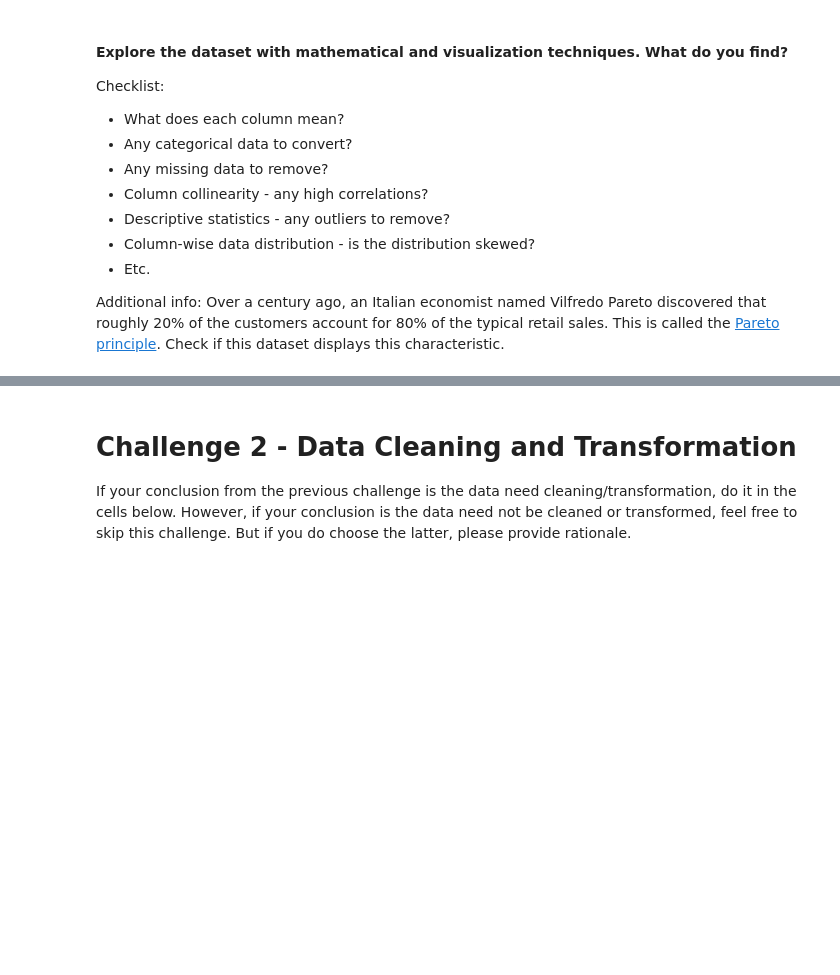
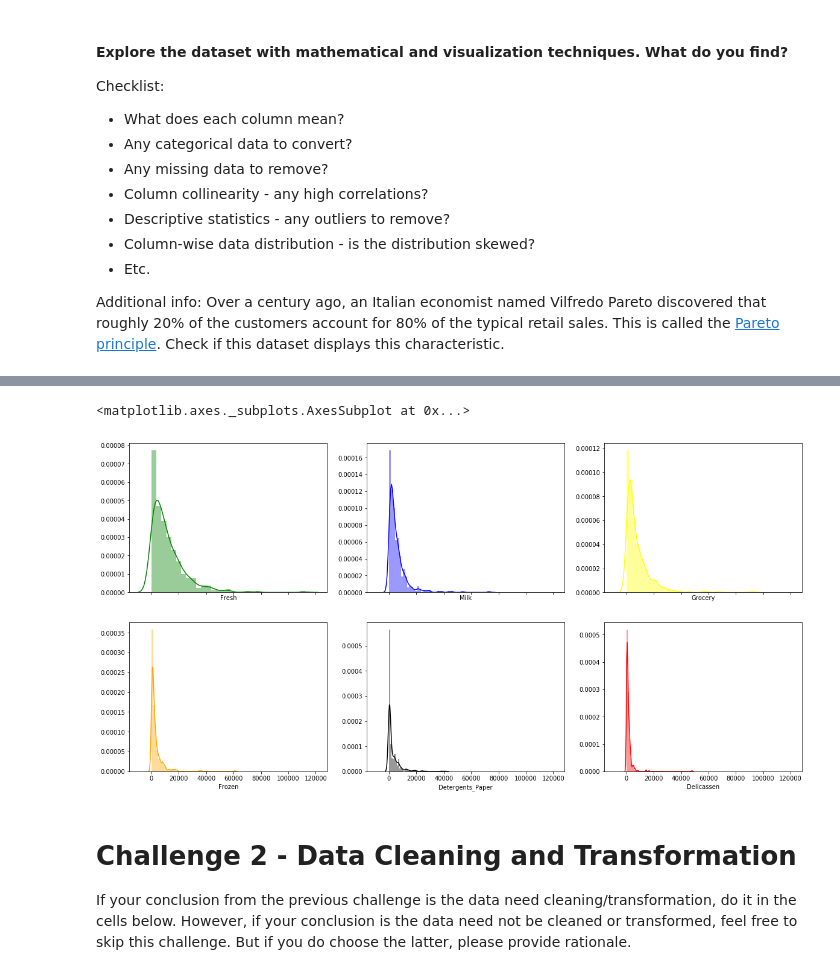
Before and after one commit to ironhack-datalabs/datamad0120, a Jupyter notebook: module-3/lab-unsupervised-learning/your-code/main.ipynb, the cells around one changed output, grey strips where cells are left out. Saved outputs shown, nothing was run; the diff lists cells and outputs as text; code cells hidden in the pictures; blank space fills up the shorter version.

```diff
--- a/module-3/lab-unsupervised-learning/your-code/main.ipynb
+++ b/module-3/lab-unsupervised-learning/your-code/main.ipynb
@@ -42,3 +142,17 @@ Additional info: Over a century ago, an Italian economist named Vilfredo Pareto
+# %%
+# Skew
+
+f, axes = plt.subplots(2, 3, figsize=(20, 10), sharex=True)
+sns.distplot( customers["Fresh"] , color="green", ax=axes[0,0])
+sns.distplot( customers["Milk"] , color="blue", ax=axes[0, 1])
+sns.distplot( customers["Grocery"] , color="yellow", ax=axes[0, 2])
+sns.distplot( customers["Frozen"] , color="orange", ax=axes[1, 0])
+sns.distplot( customers["Detergents_Paper"] , color="black", ax=axes[1, 1])
+sns.distplot( customers["Delicassen"] , color="red", ax=axes[1, 2])
+# all columns seems to be skewed
+# %% [output]
+<matplotlib.axes._subplots.AxesSubplot at 0x...>
+[figure, added]
 # %% [markdown]
 # Challenge 2 - Data Cleaning and Transformation
 
```
Also changed, not shown: parts of 35 cells of this notebook.
